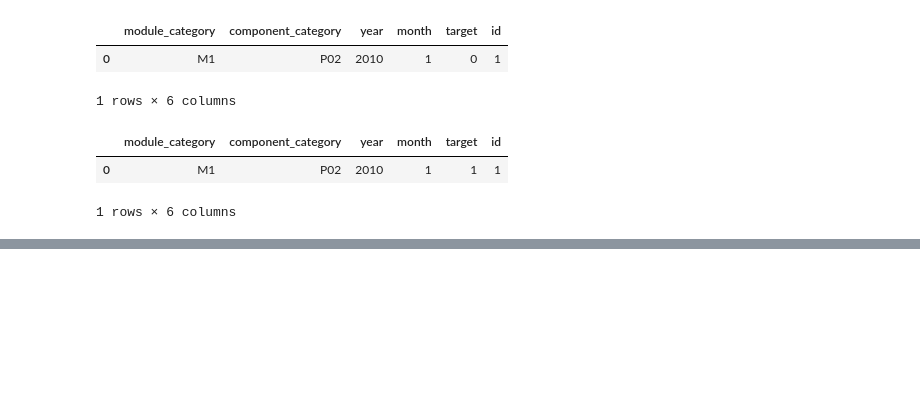
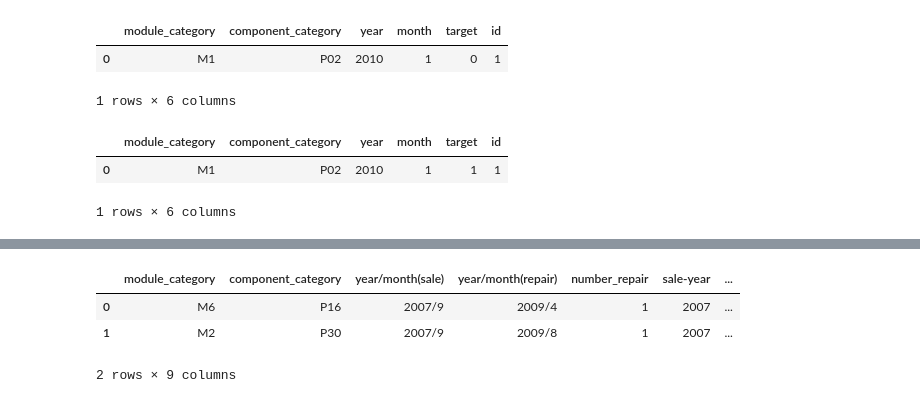
Before and after one commit to xsankar/freezing-bear, a Jupyter notebook: notebooks/4-Session-II.ipynb, the cells around one changed output, grey strips where cells are left out. Cells and saved outputs as stored; diff of their text form; code cells hidden in the pictures; blank space fills up the shorter version.

```diff
--- a/notebooks/4-Session-II.ipynb
+++ b/notebooks/4-Session-II.ipynb
@@ -89,0 +243,7 @@ df_test[['id','target']].to_csv('asus/ones.csv', index=False, float_format="%f")
+# %%
+df_train_repair.head(2)
+# %% [output]
+|  | module_category | component_category | year/month(sale) | year/month(repair) | number_repair | sale-year | ... |
+| 0 | M6 | P16 | 2007/9 | 2009/4 | 1 | 2007 | ... |
+| 1 | M2 | P30 | 2007/9 | 2009/8 | 1 | 2007 | ... |
+2 rows × 9 columns
```
Also changed, not shown: parts of 29 cells of this notebook, 1 other file.
